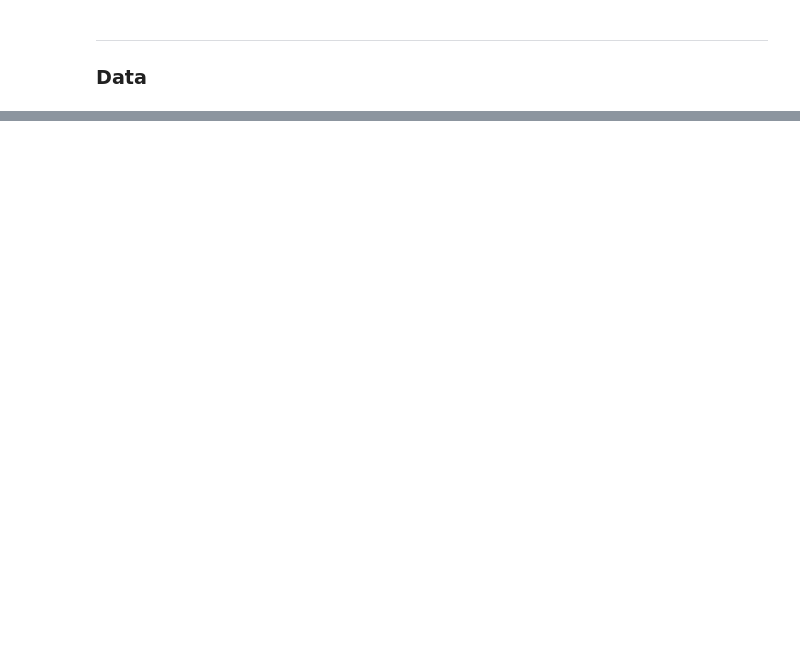
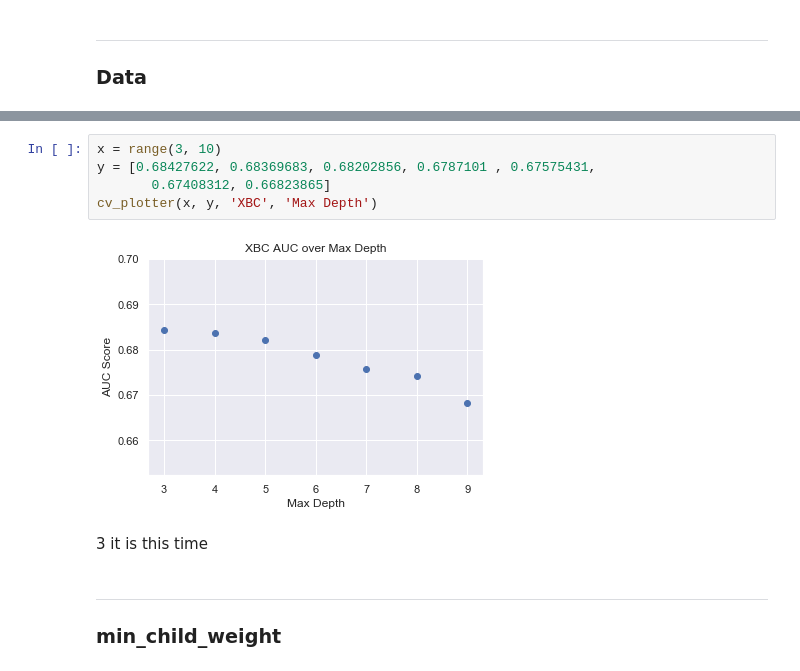
Before and after one commit to blairdev1023/kaggle_credit_comp, a Jupyter notebook: modeling_xgboost.ipynb, the cells around one changed output, grey strips where cells are left out. Cells and saved outputs as stored; diff of their text form; blank space fills up the shorter version.

```diff
--- a/modeling_xgboost.ipynb
+++ b/modeling_xgboost.ipynb
@@ -116,0 +252,12 @@ df.head()
+# %%
+x = range(3, 10)
+y = [0.68427622, 0.68369683, 0.68202856, 0.6787101 , 0.67575431,
+       0.67408312, 0.66823865]
+cv_plotter(x, y, 'XBC', 'Max Depth')
+# %% [output]
+[figure, added]
+# %% [markdown]
+3 it is this time
+# %% [markdown]
+---
+### min_child_weight
```
Also changed, not shown: parts of 39 cells of this notebook.
